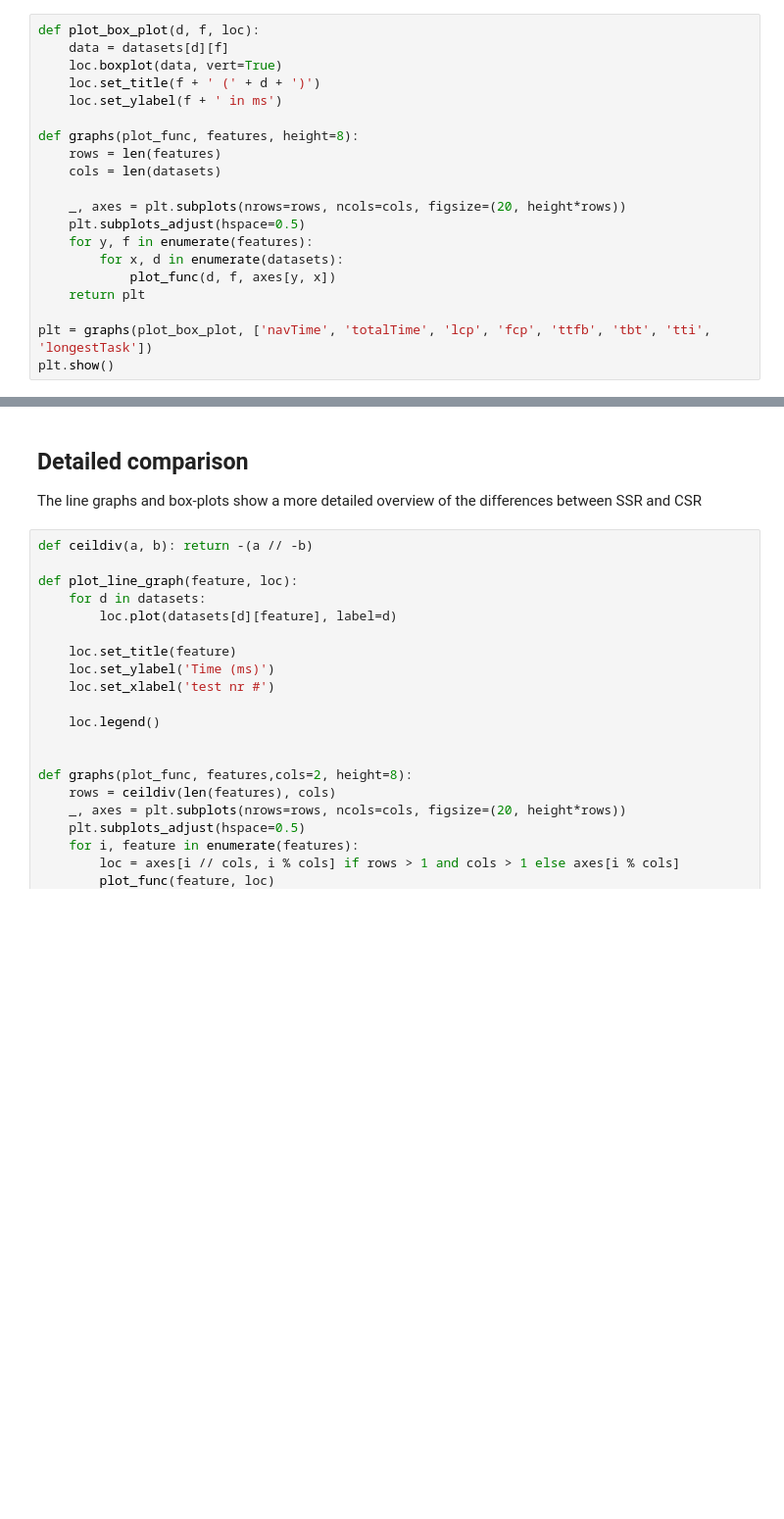
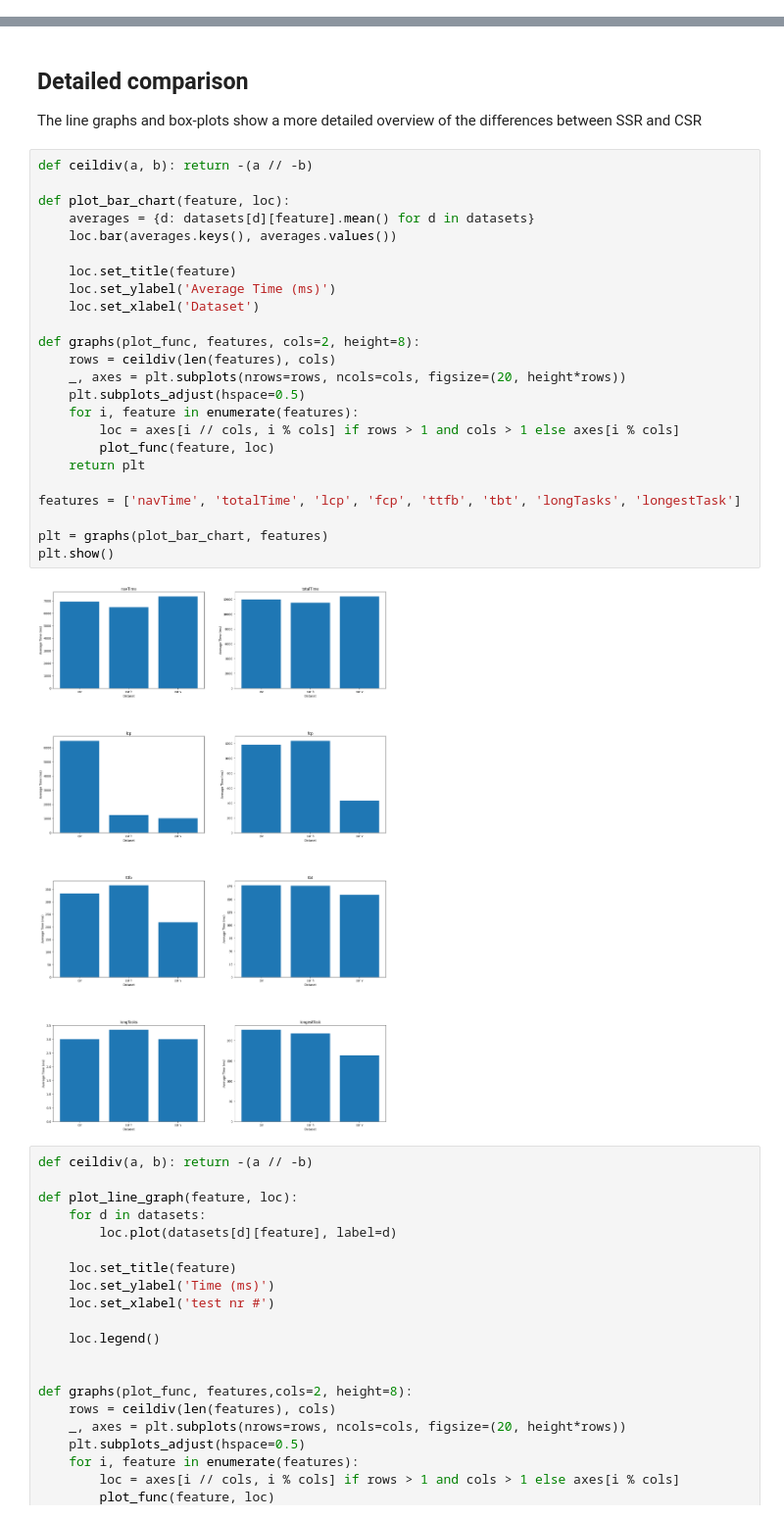
Before and after one commit to Aukevanoost/migrating-stateful-monoliths-to-microfrontends, a Jupyter notebook: analytics/notebooks/throttled-heavy.ipynb, the cells around one changed output, grey strips where cells are left out. Shown at 98% size. Drawn from its saved outputs; the diff is of its cells as text; blank space fills up the shorter version.

```diff
--- a/analytics/notebooks/throttled-heavy.ipynb
+++ b/analytics/notebooks/throttled-heavy.ipynb
@@ -134,23 +134,3 @@ pd.DataFrame(report, columns=headers)
 | 23 | longestTask | ssr v | 60 | 156.00 | 161.00 | 164.70 | 163.50 | 167.00 | 231.00 | 9.51 |
 # %% [markdown]
 The following boxplots will show the outliers and visualizes the overal differences between the paradigms
-# %%
-def plot_box_plot(d, f, loc):
-    data = datasets[d][f]
-    loc.boxplot(data, vert=True)
-    loc.set_title(f + ' (' + d + ')')
-    loc.set_ylabel(f + ' in ms')
-
-def graphs(plot_func, features, height=8):
-    rows = len(features)
-    cols = len(datasets)
-
-    _, axes = plt.subplots(nrows=rows, ncols=cols, figsize=(20, height*rows))
-    plt.subplots_adjust(hspace=0.5)
-    for y, f in enumerate(features):
-        for x, d in enumerate(datasets):
-            plot_func(d, f, axes[y, x])
-    return plt
-
-plt = graphs(plot_box_plot, ['navTime', 'totalTime', 'lcp', 'fcp', 'ttfb', 'tbt', 'tti', 'longestTask'])
-plt.show()
@@ -223,6 +201,32 @@ result_df
 # %% [markdown]
 ## Detailed comparison
 The line graphs and box-plots show a more detailed overview of the differences between SSR and CSR
+# %%
+def ceildiv(a, b): return -(a // -b)
+
+def plot_bar_chart(feature, loc):
+    averages = {d: datasets[d][feature].mean() for d in datasets}
+    loc.bar(averages.keys(), averages.values())
+
+    loc.set_title(feature)
+    loc.set_ylabel('Average Time (ms)')
+    loc.set_xlabel('Dataset')
+
+def graphs(plot_func, features, cols=2, height=8):
+    rows = ceildiv(len(features), cols)
+    _, axes = plt.subplots(nrows=rows, ncols=cols, figsize=(20, height*rows))
+    plt.subplots_adjust(hspace=0.5)
+    for i, feature in enumerate(features):
+        loc = axes[i // cols, i % cols] if rows > 1 and cols > 1 else axes[i % cols]
+        plot_func(feature, loc)
+    return plt
+
+features = ['navTime', 'totalTime', 'lcp', 'fcp', 'ttfb', 'tbt', 'longTasks', 'longestTask']
+
+plt = graphs(plot_bar_chart, features)
+plt.show()
+# %% [output]
+[figure, added]
 # %%
 def ceildiv(a, b): return -(a // -b)
 
```
Also changed, not shown: parts of 1 cell of this notebook, 12 other files.
